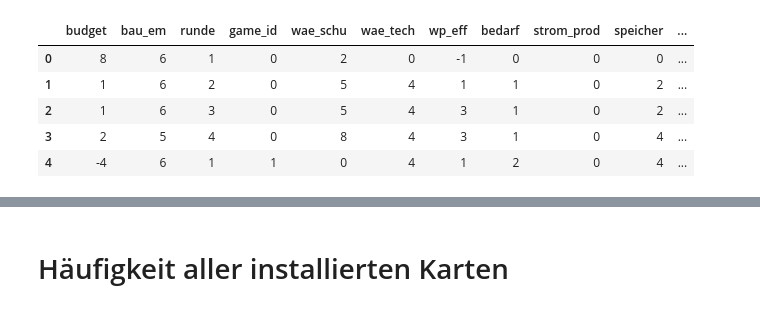
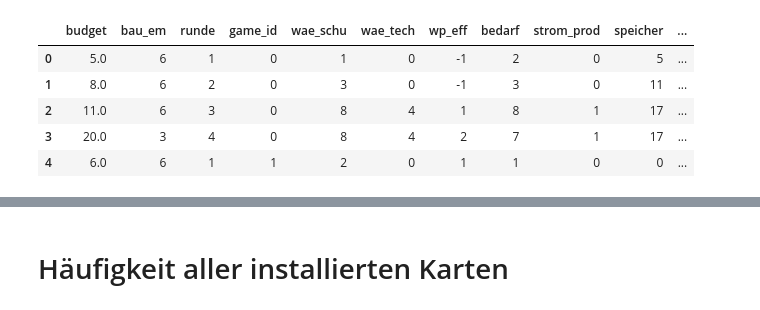
Before and after one commit to simonschaluppe/KlimSta-Brettspiel, a Jupyter notebook: analysis.ipynb, the cells around one changed output, grey strips where cells are left out. Saved outputs shown, nothing was run; the diff lists cells and outputs as text; code cells hidden in the pictures.

```diff
--- a/analysis.ipynb
+++ b/analysis.ipynb
@@ -1,19 +1,19 @@
 # %%
 import pandas as pd
 import seaborn as sns
 
-my_folder = "MultislotKartenNerf"
+my_folder = "Versionen/emissionen_als_neg_sp"
 
 df_all = pd.read_parquet(my_folder + "/History.parquet")
 cards = pd.read_pickle(my_folder + "/cards.pkl")
 df_all.head(5)
 # %% [output]
 |  | budget | bau_em | runde | game_id | wae_schu | wae_tech | wp_eff | bedarf | strom_prod | speicher | ... |
-| 0 | 8 | 6 | 1 | 0 | 2 | 0 | -1 | 0 | 0 | 0 | ... |
-| 1 | 1 | 6 | 2 | 0 | 5 | 4 | 1 | 1 | 0 | 2 | ... |
-| 2 | 1 | 6 | 3 | 0 | 5 | 4 | 3 | 1 | 0 | 2 | ... |
-| 3 | 2 | 5 | 4 | 0 | 8 | 4 | 3 | 1 | 0 | 4 | ... |
-| 4 | -4 | 6 | 1 | 1 | 0 | 4 | 1 | 2 | 0 | 4 | ... |
+| 0 | 5.0 | 6 | 1 | 0 | 1 | 0 | -1 | 2 | 0 | 5 | ... |
+| 1 | 8.0 | 6 | 2 | 0 | 3 | 0 | -1 | 3 | 0 | 11 | ... |
+| 2 | 11.0 | 6 | 3 | 0 | 8 | 4 | 1 | 8 | 1 | 17 | ... |
+| 3 | 20.0 | 3 | 4 | 0 | 8 | 4 | 2 | 7 | 1 | 17 | ... |
+| 4 | 6.0 | 6 | 1 | 1 | 2 | 0 | 1 | 1 | 0 | 0 | ... |
 # %%
 cards.tail()
 # %% [output]
```
Also changed, not shown: parts of 10 cells of this notebook, 8 other files.
